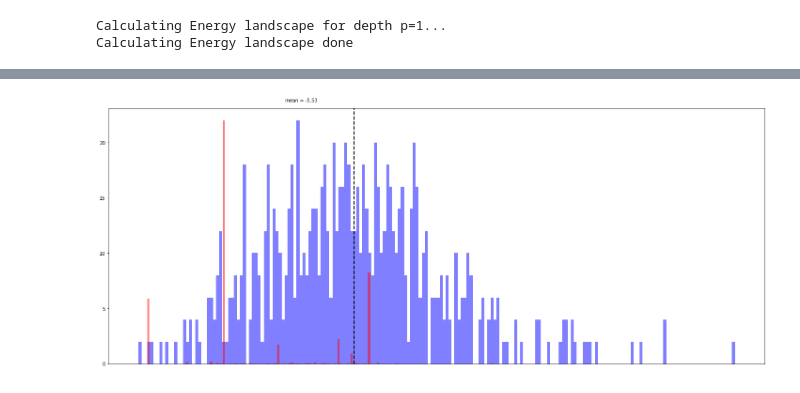
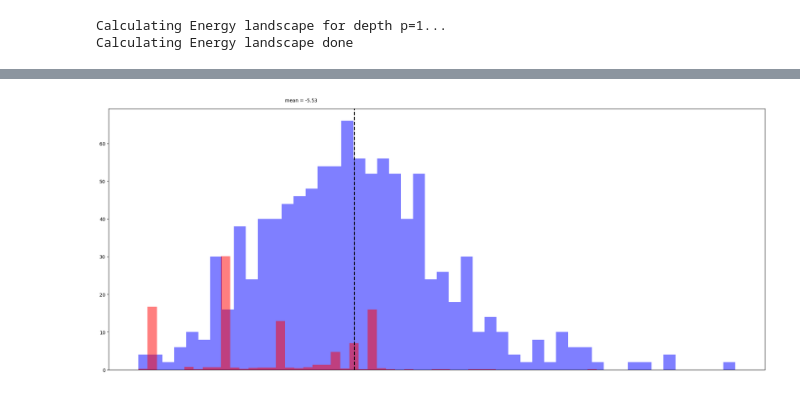
Before and after one commit to OpenQuantumComputing/optimization, a Jupyter notebook: MaxCut/10 nodes.ipynb, the cells around one changed output, grey strips where cells are left out. Cells and saved outputs as stored; diff of their text form; code cells hidden in the pictures.

```diff
--- a/MaxCut/10 nodes.ipynb
+++ b/MaxCut/10 nodes.ipynb
@@ -78,5 +78,5 @@ _=pl.colorbar(im, cax=cax)
 # %%
-maxdepth=20
+maxdepth=10
 for i in range(maxdepth):
-    qaoamc.increase_depth(qasm_sim, precision=0.025)
+    qaoamc.increase_depth(qasm_sim, 1024)
 # %% [output]
@@ -111,5 +101,5 @@ _=pl.xlabel('depth')
 # %%
-hist=qaoamc.hist(qaoamc.angles_hist['d20_final'], qasm_sim,8*1024)
+hist=qaoamc.hist(qaoamc.angles_hist['d'+str(maxdepth)+'_final'], qasm_sim,1024)
 bins={}
 for key in hist:
     c=-qaoamc.cost(key)
@@ -119,18 +109,18 @@ bins=dict(sorted(bins.items()))
 # %%
 max_val=max(costs)
 
 pl.figure(figsize=(25,10))
-_=pl.hist(np.sort(costs), bins=200, alpha = 0.5, color= 'b')
+_=pl.hist(np.sort(costs), bins=50, alpha = 0.5, color= 'b')
 w=np.array(list(bins.values()))
-_=pl.hist(bins.keys(),bins=200,weights=w/max(w)*22, alpha = 0.5, color= 'r')
+_=pl.hist(bins.keys(),bins=50,weights=w/max(w)*30, alpha = 0.5, color= 'r')
 min_ylim, max_ylim = pl.ylim()
 max_ylim *=1.025
 mean=np.mean(costs)
 pl.axvline(mean, color='k', linestyle='dashed', linewidth=2)
 _=pl.text(mean-1, max_ylim, 'mean = {:.2f}'.format(mean))
-_=pl.xticks(np.arange(0, max_val, step=25))
+_=pl.xticks(np.arange(0, max_val, step=1))
 # %% [output]
-[figure, old version]
+[figure, new version]
 # %%
 pl.plot(np.arange(1,maxdepth+1),qaoamc.angles_hist['d'+str(maxdepth)+'_final'][::2],"x-",label='gamma')
 pl.plot(np.arange(1,maxdepth+1),qaoamc.angles_hist['d'+str(maxdepth)+'_final'][1::2],"o-",label='beta')
```
Also changed, not shown: parts of 10 cells of this notebook, 3 other files.
